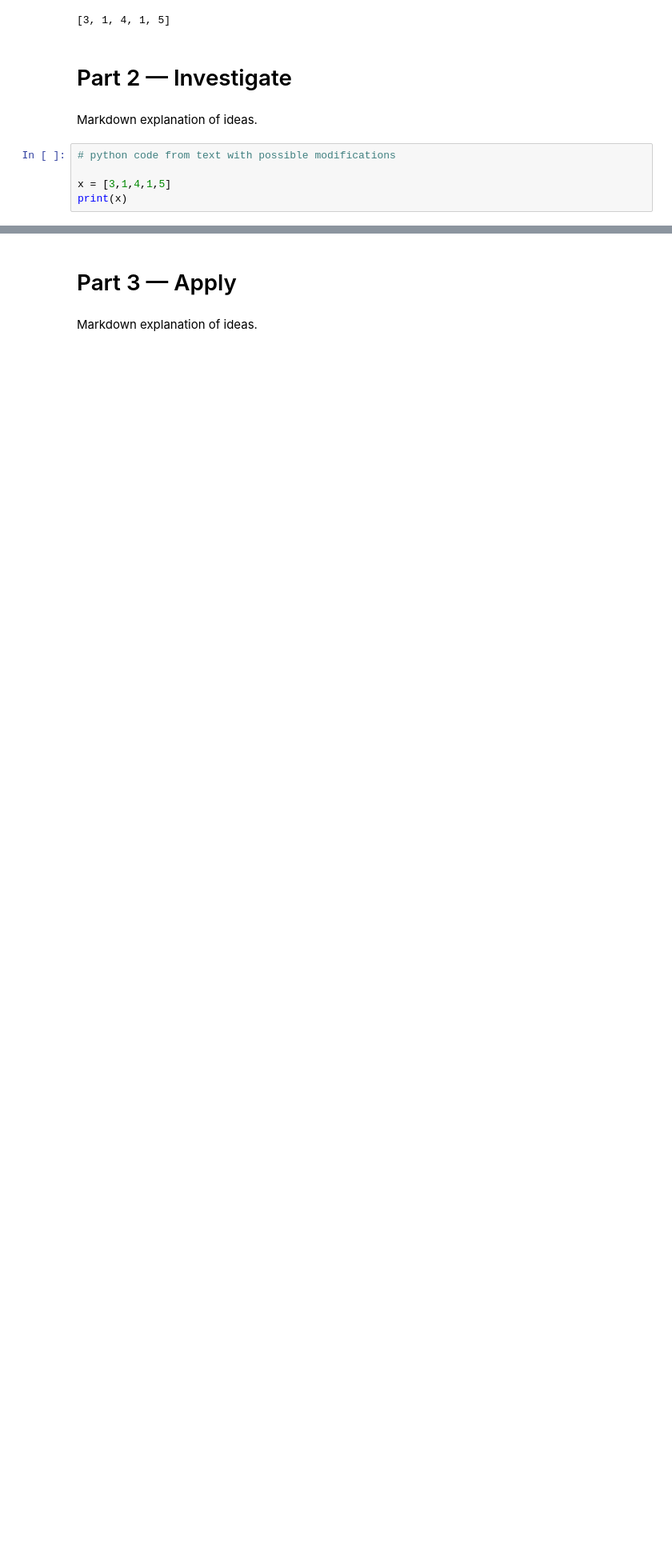
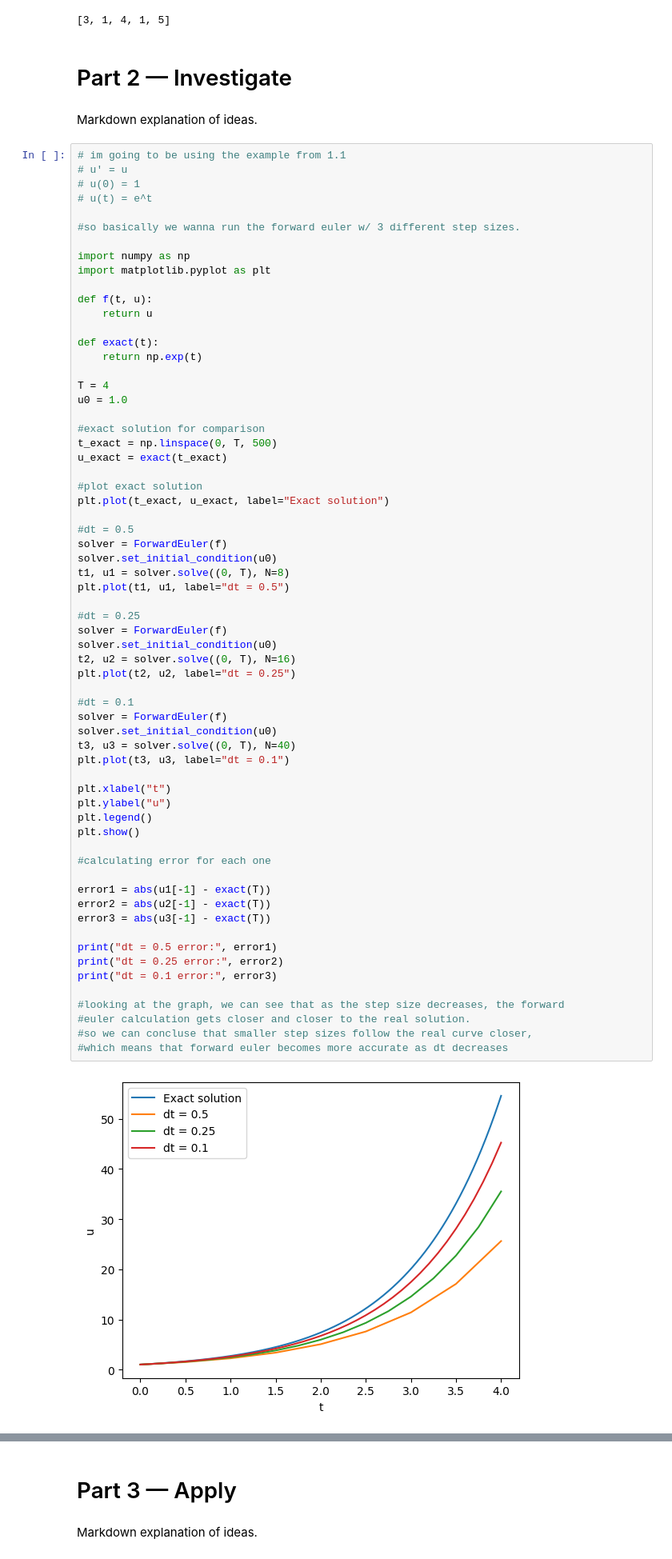
Before and after one commit to griffinhampton/snailsongame, a Jupyter notebook: DifferentialEquations/Projects/Project_Template.ipynb, the cells around one changed output, grey strips where cells are left out. Shown at 80% size. Drawn from its saved outputs; the diff is of its cells as text; blank space fills up the shorter version.

```diff
--- a/DifferentialEquations/Projects/Project_Template.ipynb
+++ b/DifferentialEquations/Projects/Project_Template.ipynb
@@ -509,8 +509,68 @@ Time step (dt)   Error (e)      e/dt
 # %% [markdown]
 Markdown explanation of ideas.
 # %%
-# python code from text with possible modifications
+# im going to be using the example from 1.1
+# u' = u
+# u(0) = 1
+# u(t) = e^t
 
-x = [3,1,4,1,5]
-print(x)
+#so basically we wanna run the forward euler w/ 3 different step sizes.
+
+import numpy as np
+import matplotlib.pyplot as plt
+
+def f(t, u):
+    return u
+
+def exact(t):
+    return np.exp(t)
+
+T = 4
+u0 = 1.0
+
+#exact solution for comparison
+t_exact = np.linspace(0, T, 500)
+u_exact = exact(t_exact)
+
+#plot exact solution
+plt.plot(t_exact, u_exact, label="Exact solution")
+
+#dt = 0.5
+solver = ForwardEuler(f)
+solver.set_initial_condition(u0)
+t1, u1 = solver.solve((0, T), N=8)
+plt.plot(t1, u1, label="dt = 0.5")
+
+#dt = 0.25
+solver = ForwardEuler(f)
+solver.set_initial_condition(u0)
+t2, u2 = solver.solve((0, T), N=16)
+plt.plot(t2, u2, label="dt = 0.25")
+
+#dt = 0.1
+solver = ForwardEuler(f)
+solver.set_initial_condition(u0)
+t3, u3 = solver.solve((0, T), N=40)
+plt.plot(t3, u3, label="dt = 0.1")
+
+plt.xlabel("t")
+plt.ylabel("u")
+plt.legend()
+plt.show()
+
+#calculating error for each one
+
+error1 = abs(u1[-1] - exact(T))
+error2 = abs(u2[-1] - exact(T))
+error3 = abs(u3[-1] - exact(T))
+
+print("dt = 0.5 error:", error1)
+print("dt = 0.25 error:", error2)
+print("dt = 0.1 error:", error3)
+
+#looking at the graph, we can see that as the step size decreases, the forward
+#euler calculation gets closer and closer to the real solution.
+#so we can concluse that smaller step sizes follow the real curve closer,
+#which means that forward euler becomes more accurate as dt decreases
 # %% [output]
+[figure, added]
```
Also changed, not shown: parts of 2 cells of this notebook.
